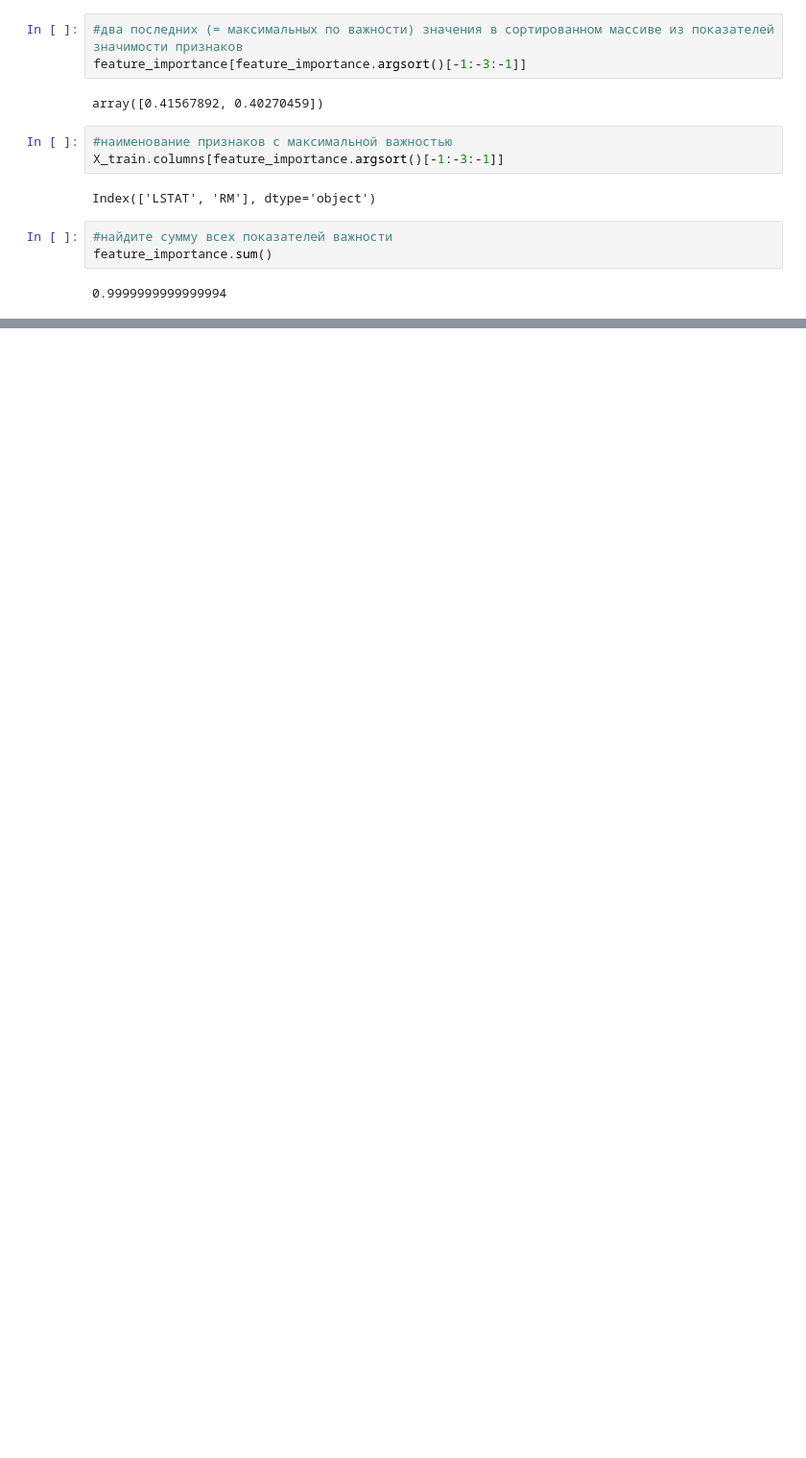
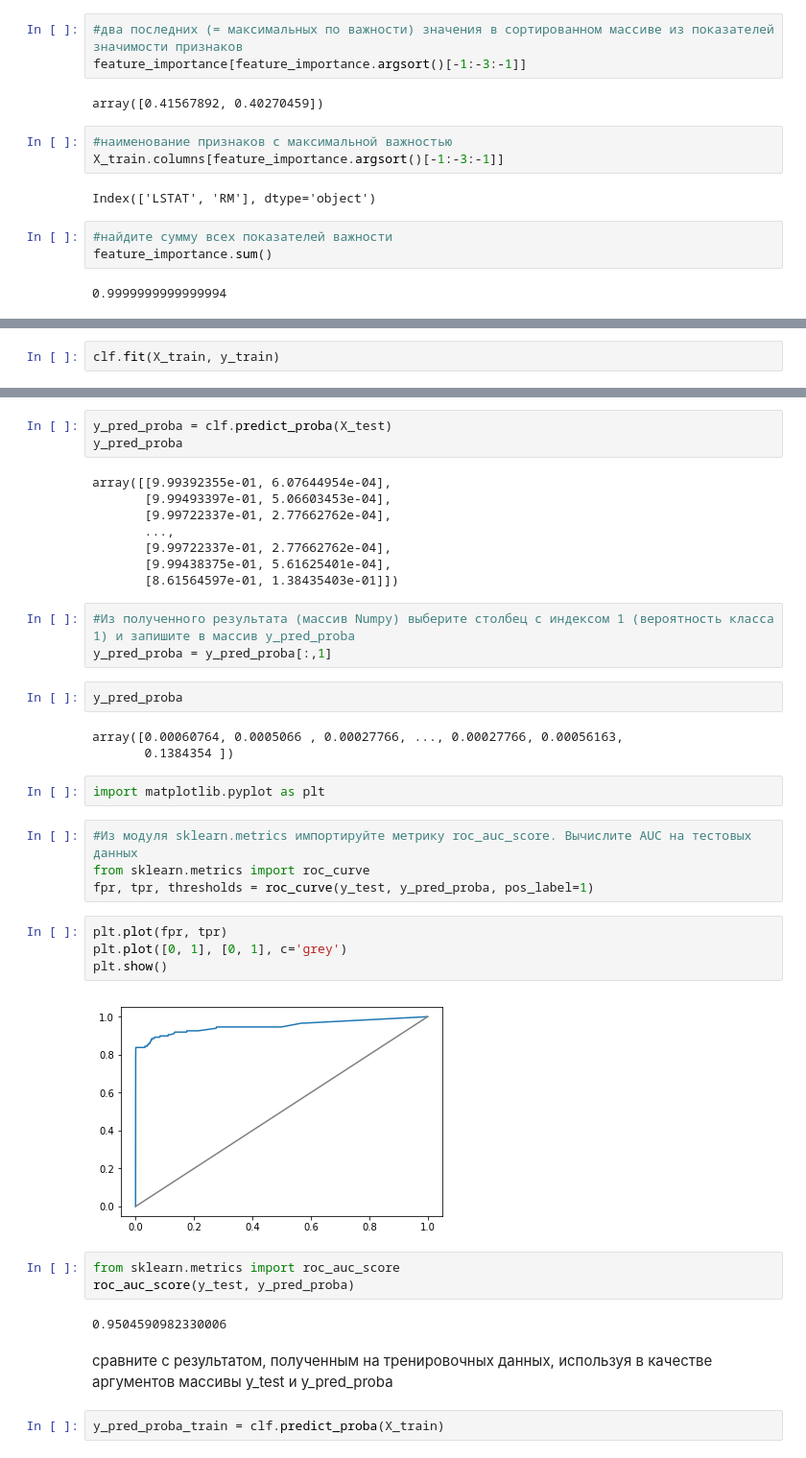
Before and after one commit to aldalinde/Python_for_DSc, a Jupyter notebook: Lesson4.ipynb, the cells around one changed output, grey strips where cells are left out. Shown at 96% size. Drawn from its saved outputs; the diff is of its cells as text; blank space fills up the shorter version.

```diff
--- a/Lesson4.ipynb
+++ b/Lesson4.ipynb
@@ -127,0 +237,2 @@ feature_importance.sum()
+# %%
+clf.fit(X_train, y_train)
@@ -127,0 +250,40 @@ feature_importance.sum()
+# %%
+y_pred_proba = clf.predict_proba(X_test)
+y_pred_proba
+# %% [output]
+array([[9.99392355e-01, 6.07644954e-04],
+       [9.99493397e-01, 5.06603453e-04],
+       [9.99722337e-01, 2.77662762e-04],
+       ...,
+       [9.99722337e-01, 2.77662762e-04],
+       [9.99438375e-01, 5.61625401e-04],
+       [8.61564597e-01, 1.38435403e-01]])
+# %%
+#Из полученного результата (массив Numpy) выберите столбец с индексом 1 (вероятность класса 1) и запишите в массив y_pred_proba
+y_pred_proba = y_pred_proba[:,1]
+# %%
+y_pred_proba
+# %% [output]
+array([0.00060764, 0.0005066 , 0.00027766, ..., 0.00027766, 0.00056163,
+       0.1384354 ])
+# %%
+import matplotlib.pyplot as plt
+# %%
+#Из модуля sklearn.metrics импортируйте метрику roc_auc_score. Вычислите AUC на тестовых данных
+from sklearn.metrics import roc_curve
+fpr, tpr, thresholds = roc_curve(y_test, y_pred_proba, pos_label=1)
+# %%
+plt.plot(fpr, tpr)
+plt.plot([0, 1], [0, 1], c='grey')
+plt.show()
+# %% [output]
+[figure, added]
+# %%
+from sklearn.metrics import roc_auc_score
+roc_auc_score(y_test, y_pred_proba)
+# %% [output]
+0.9504590982330006
+# %% [markdown]
+сравните с результатом, полученным на тренировочных данных, используя в качестве аргументов массивы y_test и y_pred_proba
+# %%
+y_pred_proba_train = clf.predict_proba(X_train)
```
Also changed, not shown: parts of 22 cells of this notebook.
